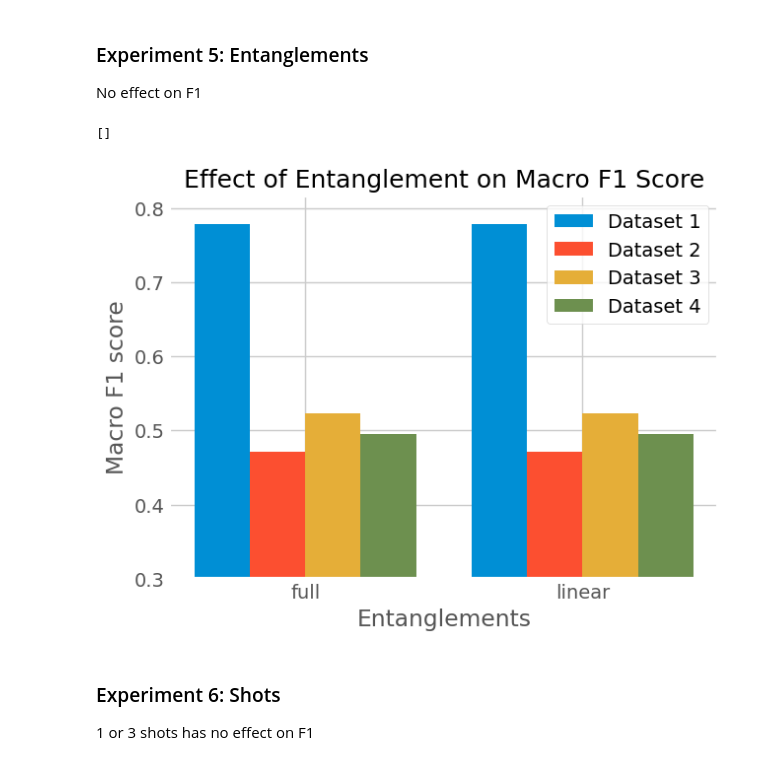
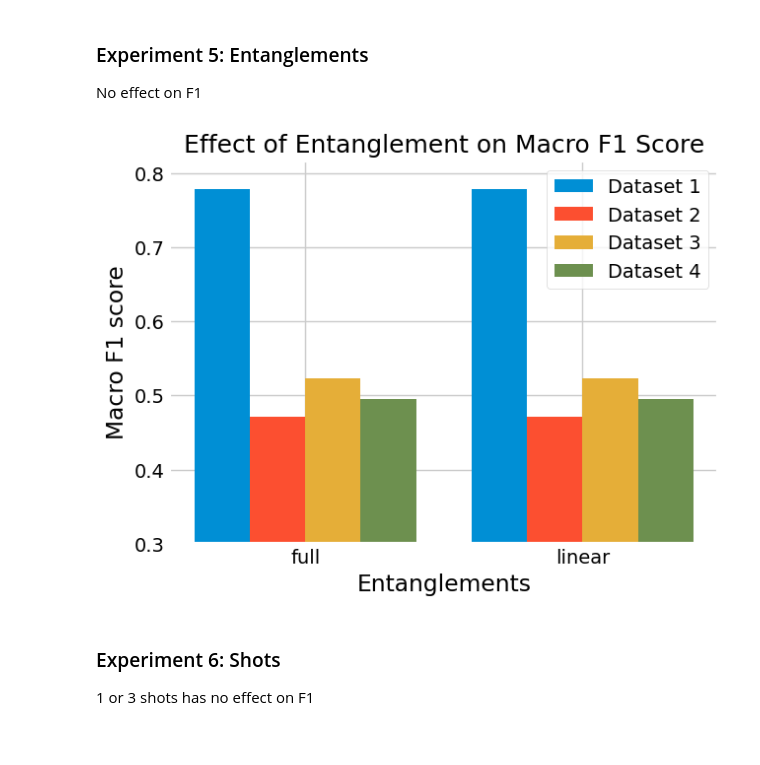
Before and after one commit to welremco/Group3QuantumOneClassSVMs, a Jupyter notebook: results/results.ipynb, the cells around one changed output. Drawn from its saved outputs; the diff is of its cells as text; code cells hidden in the pictures.

```diff
--- a/results/results.ipynb
+++ b/results/results.ipynb
@@ -325,33 +323,32 @@ No effect on F1
 # %%
 entanglements = ['full', 'linear']
 results_entanglement = [0.7789473684210526, 0.7789473684210526, 0.4708994708994709, 0.4708994708994709, 0.5238095238095238, 0.5238095238095238, 0.49567809239940386, 0.49567809239940386]
 
 ds1_f1 = results_entanglement[:2]
 ds2_f1 = results_entanglement[2:4]
 ds3_f1 = results_entanglement[4:6]
 ds4_f1 = results_entanglement[6:8]
 
 bar_width = 0.2
 
 coeffs = [-1.5, -0.5, 0.5, 1.5]
 
 def grouped_bars(ds):
     return [rep + bar_width*coeffs[ds] for rep in [1, 2]]
 
 for ds, f1 in enumerate([ds1_f1, ds2_f1, ds3_f1, ds4_f1]):
     plt.bar(grouped_bars(ds), f1, width=bar_width, label=f'Dataset {ds+1}')
 
 plt.xticks([1,2], labels=entanglements)
 plt.xlabel('Entanglements')
 plt.ylabel('Macro F1 score')
 plt.title('Effect of Entanglement on Macro F1 Score', fontsize=18)
 plt.legend()
 #plt.legend(bbox_to_anchor=(1.05, 1), loc="upper left", borderaxespad=0.0)
 plt.ylim(0.3)
-plt.plot()
+plt.show()
 # %% [output]
-[]
-[figure, old version]
+[figure, new version]
 # %% [markdown]
 ### Experiment 6: Shots
 
```
Also changed, not shown: parts of 10 cells of this notebook.
